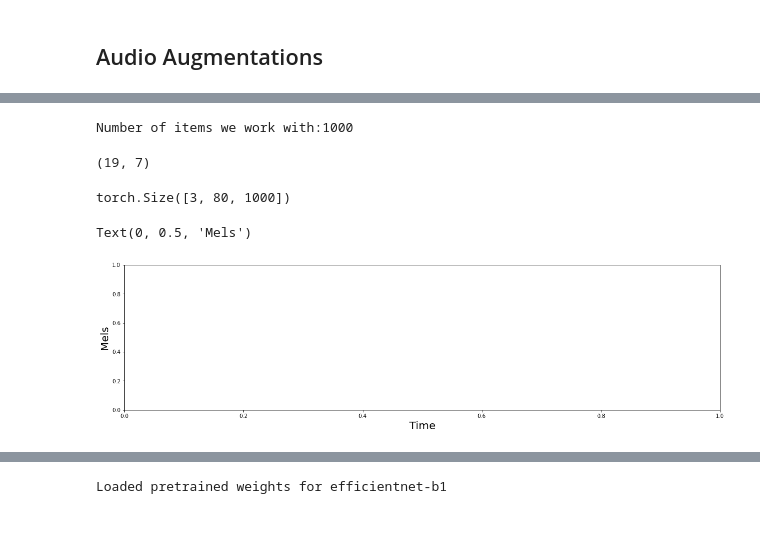
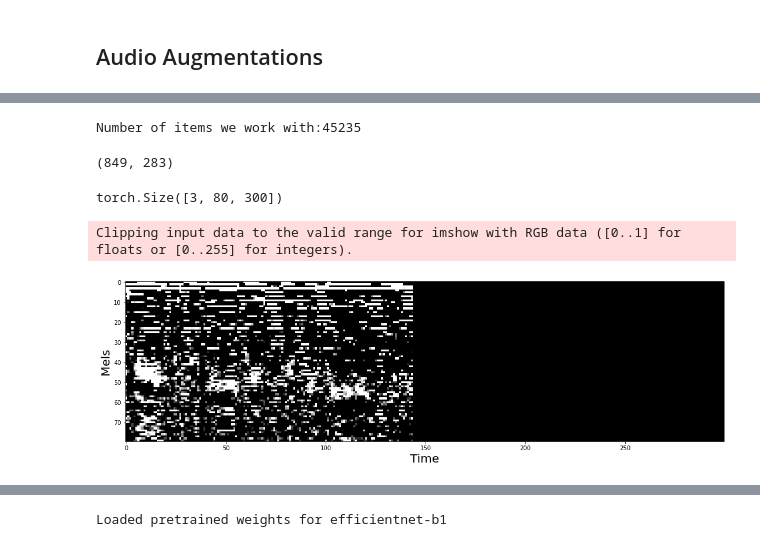
Before and after one commit to Millcool/Audio_Binary_Classification, a Jupyter notebook: b1_for_audio-Copy1.ipynb, the cells around one changed output, grey strips where cells are left out. Saved outputs shown, nothing was run; the diff lists cells and outputs as text; code cells hidden in the pictures.

```diff
--- a/b1_for_audio-Copy1.ipynb
+++ b/b1_for_audio-Copy1.ipynb
@@ -56,14 +61,14 @@ class CFG:
     model_number  = 1
     train_bs      = 32
     valid_bs      = 32
-    width         = 1000 # image width
+    width         = 300 # image width
     mels          = 80  # height
     SAMPLE_RATE   = 16000
     NUM_SAMPLES   = 48000
-    num_item_all  = 1000 if DEBUG else 120000      #611829
+    num_item_all  = 45235 if DEBUG else 45235     #611829
     num_test      = 10 if DEBUG else 301      # 1000
     print_every   = 1  if DEBUG else 50      #500
-    epochs        = 20  if DEBUG else 30        #35
+    epochs        = 25  if DEBUG else 30        #35
     ###############################################
     crop_koef     = 1
     lr            = 0.002
@@ -81,8 +86,8 @@ class CFG:
     classes       = [0,1]
     activation    = None #'softmax'
     device        = torch.device("cuda" if torch.cuda.is_available() else "cpu")
-    test_path     = "../input/russian-railways-2/test/test/" if Kaggle else "E:/Audio/ASV/clips/"
+    test_path     = " " if Kaggle else "E:/Audio/ASV/clips/"
     save_path     = '../working/result/' if Kaggle else "./result/"
     train_path    = "E:/Audio/ASV/clips/"
-    csv_path      = 'E:/Audio/ASV/valid' # '../../Испытание на стажировки/'
+    csv_path      = 'E:/Audio/ASV/equal_dataset'
     best_model_w  = '../input/russian-railways-2/best_epoch_ofu-efficientnet-b4_v2.bin' if Kaggle else f'./best_epoch_ofu-{backbone}_v2.bin'
@@ -150,3 +151,17 @@ mel_spectrogram = torchaudio.transforms.MelSpectrogram(
     window_fn = torch.hann_window,
     center=False
 )
+
+MFCC_spectrogram = torchaudio.transforms.MFCC(
+    sample_rate=CFG.SAMPLE_RATE,
+    n_mfcc = CFG.mels,
+    melkwargs={
+        "n_fft": 1024,
+        "n_mels": CFG.mels,
+        "hop_length": 256,
+        "mel_scale": "htk",
+        'win_length': 1024,
+        'window_fn': torch.hann_window,
+        'center':False
+    },
+)
@@ -310,10 +258,11 @@ def prepare_loaders():
     audio_train, audio_valid = train_test_split(audio_train_valid, test_size=0.25 , random_state= CFG.seed)
     #print(type(train_ids))
     #print(valid_ids)
-    train_dataset = UrbanSoundDataset(data, audio_train, mel_spectrogram, CFG.SAMPLE_RATE, CFG.NUM_SAMPLES, True)
-    valid_dataset = UrbanSoundDataset(data, audio_valid, mel_spectrogram, CFG.SAMPLE_RATE, CFG.NUM_SAMPLES, True)
+    train_dataset = UrbanSoundDataset(data, audio_train, MFCC_spectrogram, CFG.SAMPLE_RATE, CFG.NUM_SAMPLES, True)
+    valid_dataset = UrbanSoundDataset(data, audio_valid, MFCC_spectrogram, CFG.SAMPLE_RATE, CFG.NUM_SAMPLES, True)
+    test_dataset  = UrbanSoundDataset(data, audio_test, MFCC_spectrogram, CFG.SAMPLE_RATE, CFG.NUM_SAMPLES, True)
 
     train_loader = DataLoader(train_dataset, batch_size=CFG.train_bs, num_workers=0, shuffle=True, pin_memory=True, drop_last=False)
     valid_loader = DataLoader(valid_dataset, batch_size=CFG.valid_bs, num_workers=0, shuffle=False, pin_memory=True)
-
-    return train_loader, valid_loader
+    test_loader = DataLoader(test_dataset, batch_size=CFG.valid_bs, num_workers=0, shuffle=False, pin_memory=True)
+    return train_loader, valid_loader , test_loader
@@ -347,13 +296,13 @@ def visualize_audio(wav: torch.Tensor, sr: int = 22050):
 # %%
 from typing import List , Tuple
 # %%
-train_loader, valid_loader = prepare_loaders()
+train_loader, valid_loader, test_loader = prepare_loaders()
 # %% [output]
-Number of items we work with:1000
+Number of items we work with:45235
 # %%
 len(train_loader) , len(valid_loader)
 # %% [output]
-(19, 7)
+(849, 283)
 # %%
 audio = next(iter(train_loader))
 #print(audio['wav'].shape)
@@ -363,13 +312,13 @@ mel = audio[0][0]
 # %%
 mel.shape
 # %% [output]
-torch.Size([3, 80, 1000])
+torch.Size([3, 80, 300])
 # %%
 plt.figure(figsize=(20, 5))
-#plt.imshow(mel.squeeze().log())
+plt.imshow(mel.permute(1,2,0).squeeze().log())
 plt.xlabel('Time', size=20)
 plt.ylabel('Mels', size=20)
-#plt.show()
+plt.show()
 # %% [output]
-Text(0, 0.5, 'Mels')
+Clipping input data to the valid range for imshow with RGB data ([0..1] for floats or [0..255] for integers).
-[figure, old version]
+[figure, new version]
```
Also changed, not shown: parts of 45 cells of this notebook, 3 other files.
